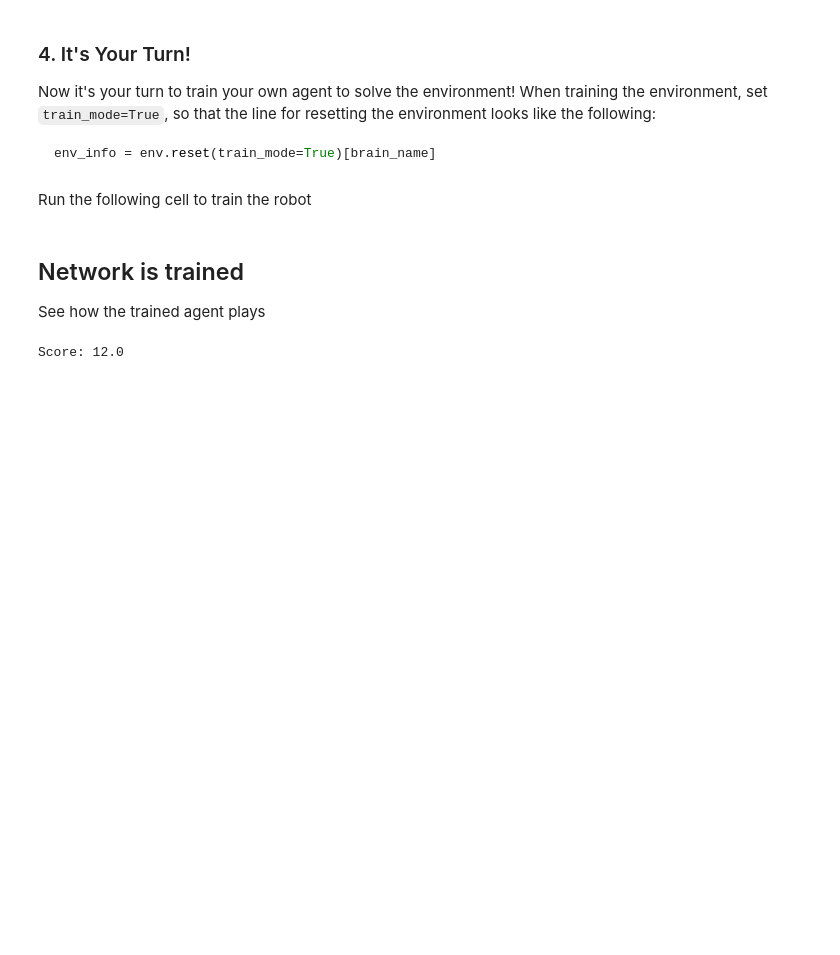
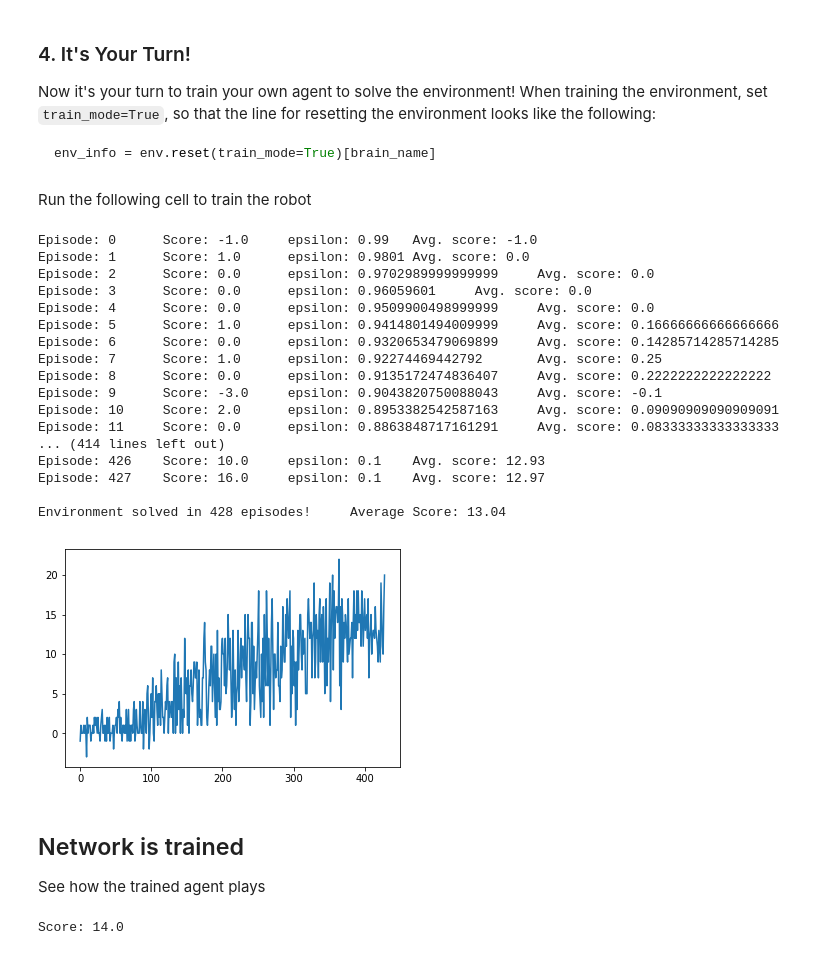
Before and after one commit to Santosh-16k/Udacity_DRL_NanoDegree_p1, a Jupyter notebook: Navigation.ipynb, the cells around one changed output. Cells and saved outputs as stored; diff of their text form; code cells hidden in the pictures; blank space fills up the shorter version.

```diff
--- a/Navigation.ipynb
+++ b/Navigation.ipynb
@@ -138,41 +138,60 @@ score = 0                                          # initialize the score
 eps = 1.0
 num_episode = 2000
 scores = []
-scores_window = deque(maxlen=25)
+scores_window = deque(maxlen=100)
 # %% [markdown]
 Run the following cell to train the robot
 # %%
 env_info = env.reset(train_mode=True)[brain_name] # reset the environment
 for i in range(num_episode):
     env_info = env.reset(train_mode=True)[brain_name] # reset the environment
     state = env_info.vector_observations[0]            # get the current state
     score = 0
     while True:
         action = agent.act(state, eps)        # select an action
         env_info = env.step(action)[brain_name]        # send the action to the environment
         next_state = env_info.vector_observations[0]   # get the next state
         reward = env_info.rewards[0]                   # get the reward
         done = env_info.local_done[0]                  # see if episode has finished
         agent.step(state, action, reward, next_state, done)
         score += reward                                # update the score
         state = next_state                             # roll over the state to next time step
 
         if done:                                       # exit loop if episode finished
             break
     scores.append(score)
     scores_window.append(score)
 
-    if np.mean(scores_window)>=15.0:
-        print('\nEnvironment solved in {:d} episodes!\tAverage Score: {:.2f}'.format(num_episode, np.mean(scores_window)))
+    if np.mean(scores_window)>=13.0:
+        print('\nEnvironment solved in {:d} episodes!\tAverage Score: {:.2f}'.format(i, np.mean(scores_window)))
         torch.save(agent.qnetwork_local.state_dict(), 'checkpoint.pth')
         break
 
     eps = eps*0.99 if eps > 0.1 else 0.1
 
     print("Episode: {}\tScore: {}\tepsilon: {}\tAvg. score: {}".format(i, score, eps, np.mean(scores_window)))
 
 plt.plot(scores)
 plt.show()
+# %% [output]
+Episode: 0      Score: -1.0     epsilon: 0.99   Avg. score: -1.0
+Episode: 1      Score: 1.0      epsilon: 0.9801 Avg. score: 0.0
+Episode: 2      Score: 0.0      epsilon: 0.9702989999999999     Avg. score: 0.0
+Episode: 3      Score: 0.0      epsilon: 0.96059601     Avg. score: 0.0
+Episode: 4      Score: 0.0      epsilon: 0.9509900498999999     Avg. score: 0.0
+Episode: 5      Score: 1.0      epsilon: 0.9414801494009999     Avg. score: 0.16666666666666666
+Episode: 6      Score: 0.0      epsilon: 0.9320653479069899     Avg. score: 0.14285714285714285
+Episode: 7      Score: 1.0      epsilon: 0.92274469442792       Avg. score: 0.25
+Episode: 8      Score: 0.0      epsilon: 0.9135172474836407     Avg. score: 0.2222222222222222
+Episode: 9      Score: -3.0     epsilon: 0.9043820750088043     Avg. score: -0.1
+Episode: 10     Score: 2.0      epsilon: 0.8953382542587163     Avg. score: 0.09090909090909091
+Episode: 11     Score: 0.0      epsilon: 0.8863848717161291     Avg. score: 0.08333333333333333
+... (414 lines left out)
+Episode: 426    Score: 10.0     epsilon: 0.1    Avg. score: 12.93
+Episode: 427    Score: 16.0     epsilon: 0.1    Avg. score: 12.97
+
+Environment solved in 428 episodes!     Average Score: 13.04
+[figure, added]
 # %% [markdown]
 ## Network is trained
 See how the trained agent plays
@@ -196,6 +215,6 @@ while True:
 
 print("Score: {}".format(score))
 # %% [output]
-Score: 12.0
+Score: 14.0
 # %%
 env.close()
```
Also changed, not shown: 2 other files.
